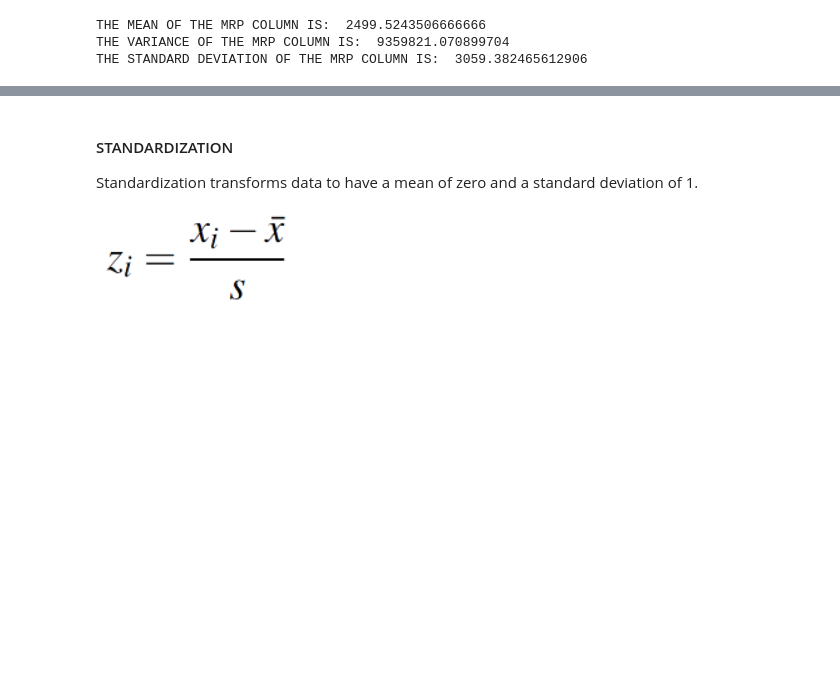
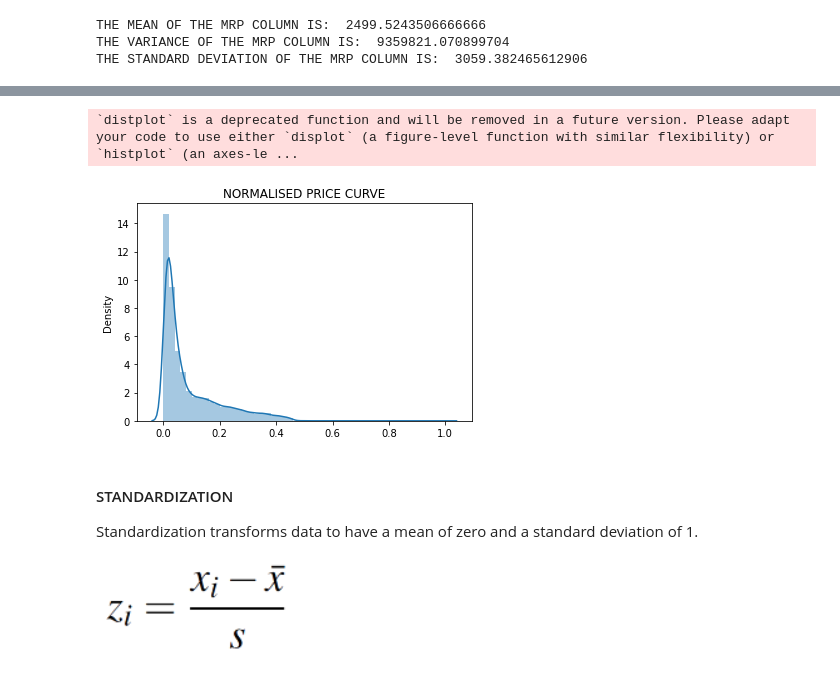
Before and after one commit to Abhishek4848/Amazon-product-listing-Analysis, a Jupyter notebook: AmazonDataAnalysis.ipynb, the cells around one changed output, grey strips where cells are left out. Saved outputs shown, nothing was run; the diff lists cells and outputs as text; code cells hidden in the pictures; blank space fills up the shorter version.

```diff
--- a/AmazonDataAnalysis.ipynb
+++ b/AmazonDataAnalysis.ipynb
@@ -578,3 +572,14 @@ THE STANDARD DEVIATION OF THE MRP COLUMN IS:  3059.382465612906
+# %%
+x_min = min(amzn['Price'].tolist())
+x_max= max(amzn['Price'].tolist())
+p_range = x_max - x_min
+norm = [(amzn['Price'][i] - x_min)/p_range for i in range(len(amzn['Price']))]
+sns.distplot(norm)
+plt.title('NORMALISED PRICE CURVE')
+plt.show()
+# %% [output]
+`distplot` is a deprecated function and will be removed in a future version. Please adapt your code to use either `displot` (a figure-level function with similar flexibility) or `histplot` (an axes-le ...
+[figure, added]
 # %% [markdown]
 #### STANDARDIZATION
 Standardization transforms data to have a mean of zero and a standard deviation of 1.
```
Also changed, not shown: parts of 12 cells of this notebook.
